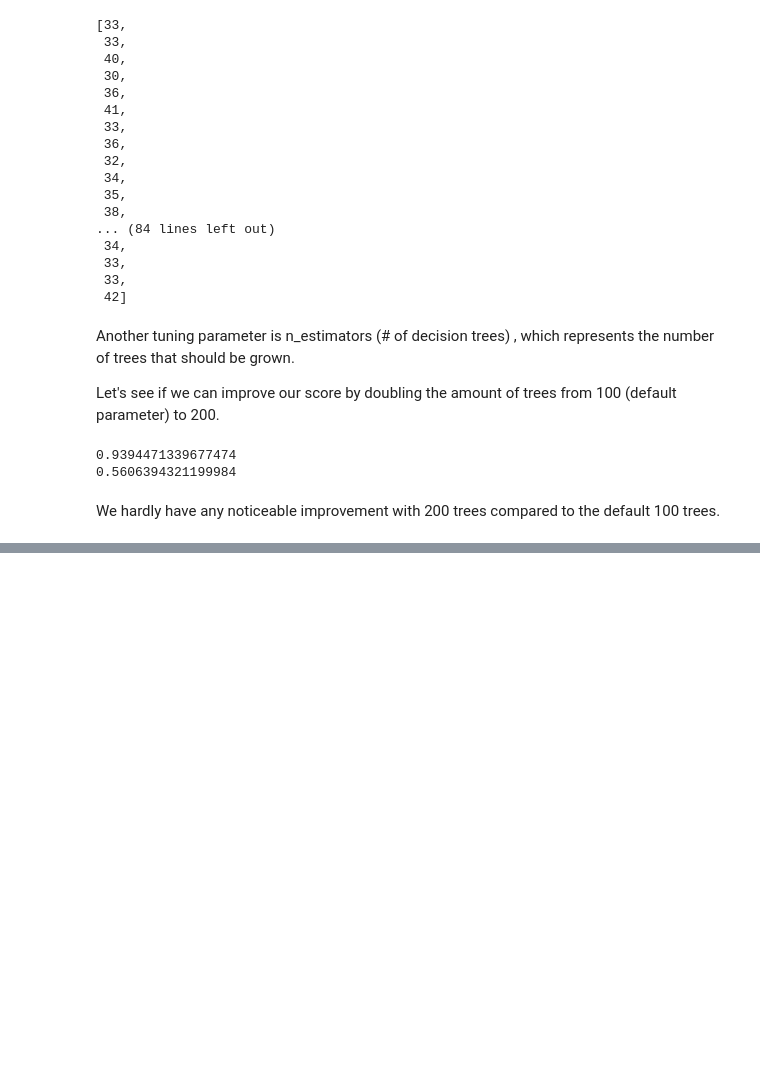
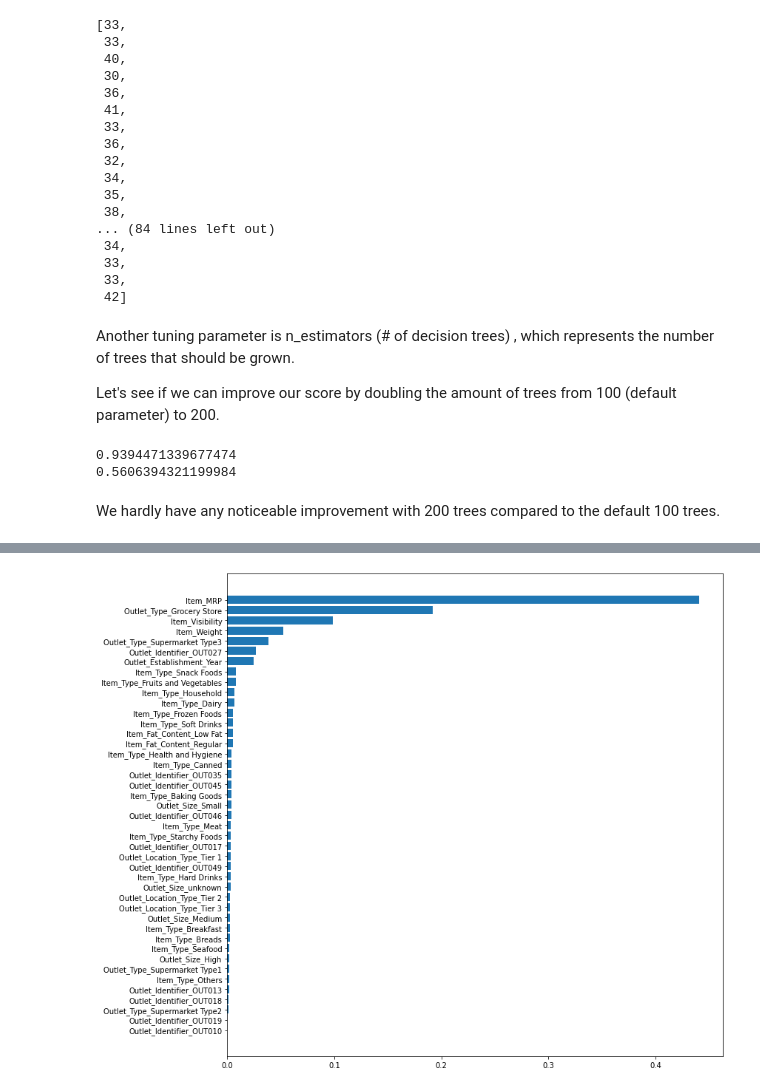
Before and after one commit to Manel-MH/Sales-Predictions, a Jupyter notebook: Project1_Sales_Predictions.ipynb, the cells around one changed output, grey strips where cells are left out. Drawn from its saved outputs; the diff is of its cells as text; code cells hidden in the pictures; blank space fills up the shorter version.

```diff
--- a/Project1_Sales_Predictions.ipynb
+++ b/Project1_Sales_Predictions.ipynb
@@ -666,8 +666,8 @@ dec_tree.get_n_leaves()
 6227
 # %%
 #Hyperparameters tuning
-# Let's go extreme and set our max depth to 5
-dec_tree_2 = DecisionTreeRegressor(max_depth = 5, random_state = 42)
+# Let's go extreme and set our max depth to 2
+dec_tree_2 = DecisionTreeRegressor(max_depth = 2, random_state = 42)
 dec_tree_2.fit(X_train, y_train)
 train_2_score = dec_tree_2.score(X_train, y_train)
 test_2_score = dec_tree_2.score(X_test, y_test)
@@ -881,0 +910,4 @@ We hardly have any noticeable improvement with 200 trees compared to the default
+# %%
+data = {'Feature': X.columns, 'Importance': rf.feature_importances_}
+feature_importances = pd.DataFrame(data)
+feature_importances
@@ -881,0 +932,6 @@ We hardly have any noticeable improvement with 200 trees compared to the default
+# %%
+feature_importances.sort_values(by = 'Importance', inplace = True)
+plt.figure(figsize = (12, 12))
+plt.barh(feature_importances['Feature'], feature_importances['Importance']);
+# %% [output]
+[figure, added]
```
Also changed, not shown: parts of 8 cells of this notebook.
